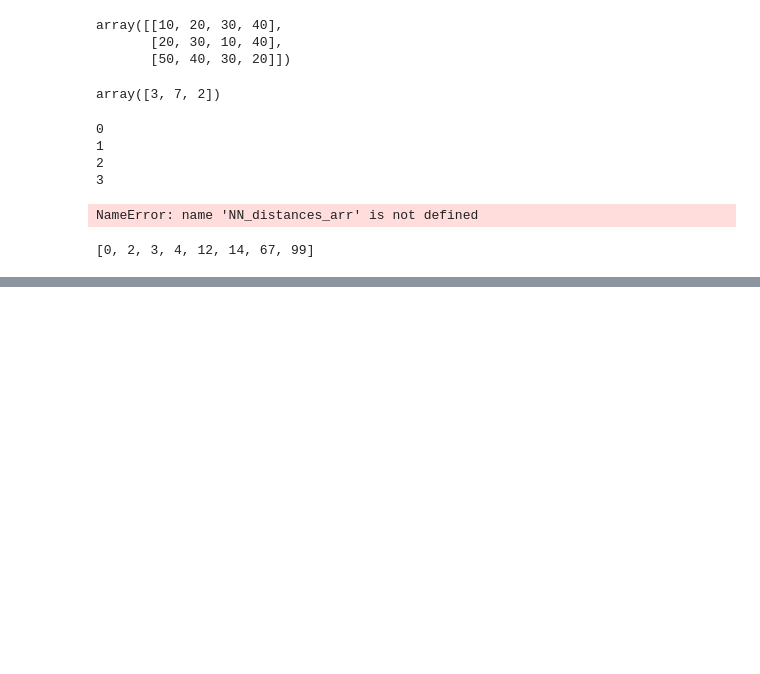
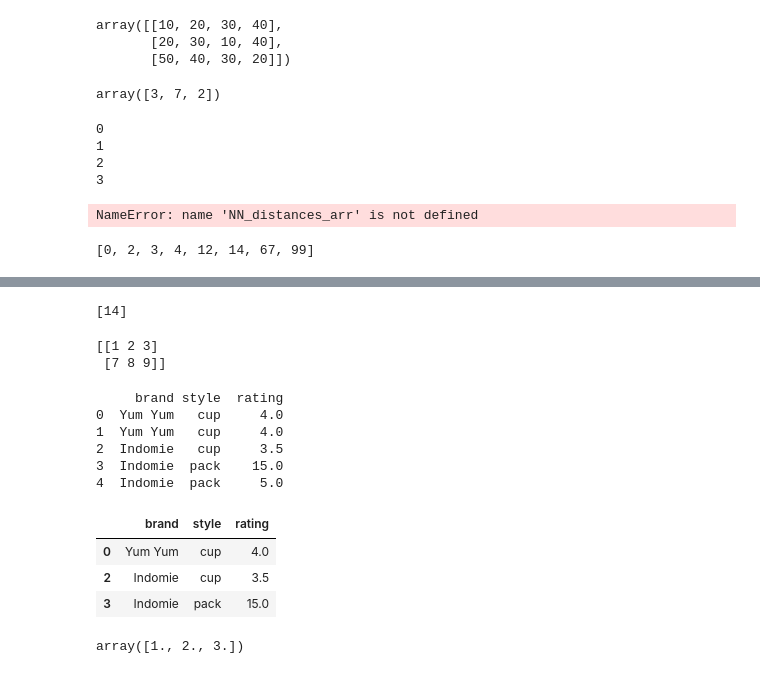
Before and after one commit to matthewjmuscat/biopsylocalization-python, a Jupyter notebook: python_files_dcm_meta_based/test_code.ipynb, the cells around one changed output, grey strips where cells are left out. Saved outputs shown, nothing was run; the diff lists cells and outputs as text; code cells hidden in the pictures; blank space fills up the shorter version.

```diff
--- a/python_files_dcm_meta_based/test_code.ipynb
+++ b/python_files_dcm_meta_based/test_code.ipynb
@@ -2377,0 +2461,71 @@ array([[0.13183933, 0.79099571, 0.44841574],
+# %%
+original_array = np.array([2,5,12,14])
+new_array = np.setdiff1d(original_array, np.array([2, 5, 12]))
+print(new_array)
+# %% [output]
+[14]
+# %%
+import numpy as np
+
+def delete_shared_rows(arr1, arr2):
+    """
+    Deletes rows in arr1 that share rows with arr2.
+
+    Parameters:
+    arr1 (numpy.ndarray): The first array.
+    arr2 (numpy.ndarray): The second array.
+
+    Returns:
+    numpy.ndarray: The modified arr1 with shared rows removed.
+    """
+    # Convert arrays to sets of tuples for efficient comparison
+    set1 = set(map(tuple, arr1))
+    set2 = set(map(tuple, arr2))
+
+    # Find the rows in arr1 that are not in arr2
+    result = np.array([row for row in arr1 if tuple(row) not in set2])
+
+    return result
+
+# Example usage:
+arr1 = np.array([[1, 2, 3], [4, 5, 6], [7, 8, 9]])
+arr2 = np.array([[4, 5, 6], [10, 11, 12],[7,8,10],[9,8,7]])
+
+result = delete_shared_rows(arr1, arr2)
+print(result)
+# %% [output]
+[[1 2 3]
+ [7 8 9]]
+# %%
+import pandas
+
+df = pandas.DataFrame({
+    'brand': ['Yum Yum', 'Yum Yum', 'Indomie', 'Indomie', 'Indomie'],
+    'style': ['cup', 'cup', 'cup', 'pack', 'pack'],
+    'rating': [4, 4, 3.5, 15, 5]
+})
+
+print(df)
+
+df.duplicated(subset=['brand','style'])
+df[df.duplicated(subset=['brand','style'], keep = 'first')==False]
+# %% [output]
+     brand style  rating
+0  Yum Yum   cup     4.0
+1  Yum Yum   cup     4.0
+2  Indomie   cup     3.5
+3  Indomie  pack    15.0
+4  Indomie  pack     5.0
+|  | brand | style | rating |
+| 0 | Yum Yum | cup | 4.0 |
+| 2 | Indomie | cup | 3.5 |
+| 3 | Indomie | pack | 15.0 |
+# %%
+import numpy as np
+
+a = np.array([[]])
+b = np.array([[1,2,3]])
+
+np.append(b,a)
+# %% [output]
+array([1., 2., 3.])
```
Also changed, not shown: parts of 11 cells of this notebook, 9 other files.
